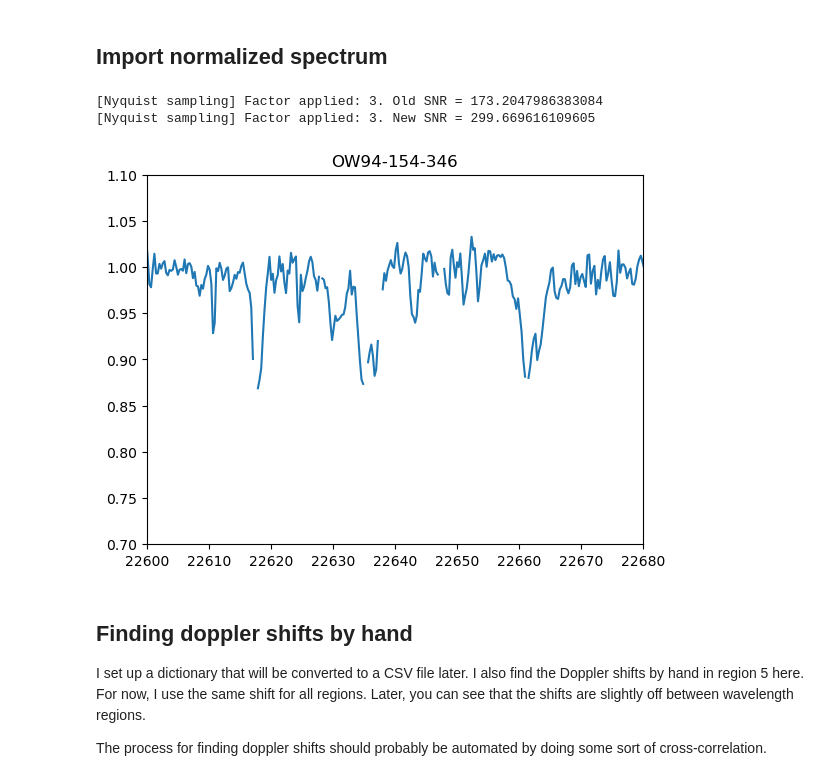
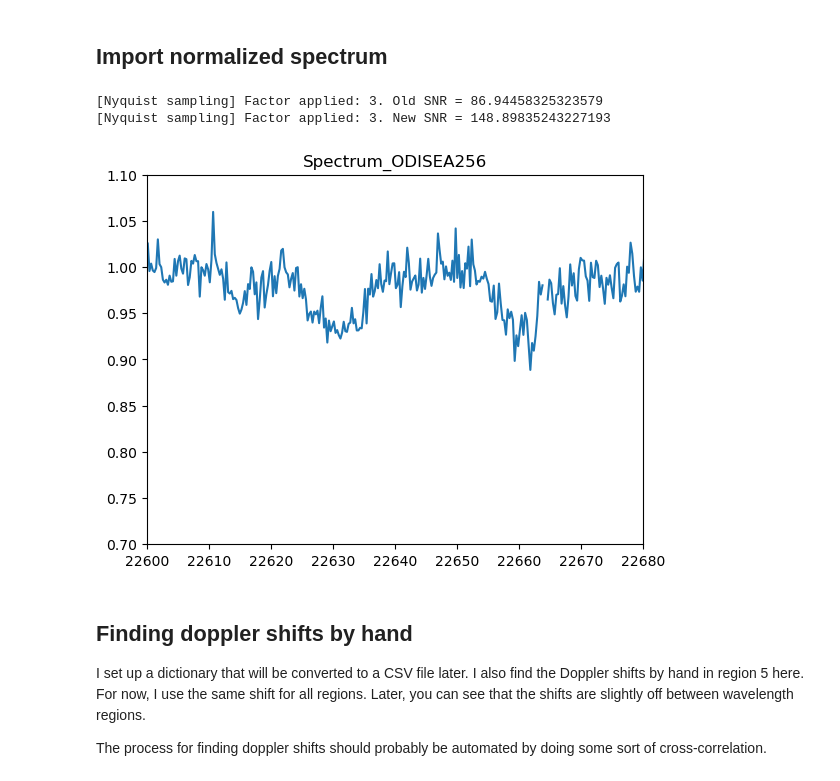
Before and after one commit to christianfloresg/ishell-spectral-fitting, a Jupyter notebook: simple_example.ipynb, the cells around one changed output. Drawn from its saved outputs; the diff is of its cells as text; code cells hidden in the pictures.

```diff
--- a/simple_example.ipynb
+++ b/simple_example.ipynb
@@ -14,29 +14,29 @@ from fitting import *
 # %% [markdown]
 ## Import normalized spectrum
 # %%
-fname = "data/science/OW94-154-346.tellcor.comb_all.merged.smoothed6-2.nspec"
+fname = "data/science/Spectrum_ODISEA256.nspec"
 
 # ProplydData is a simple class that stores the data and has some built-in methods
 # to help with data processing
 obj = ProplydData(fname)
 
 # Let's nyquist sample the data. This assumes that we are using iSHELL 0.75'' slit width with is
 # over sampled by 6 pixels per resolution element. We are bring it down to 2 (Nyquist)
 obj.Nyquist_bin_spectrum(N = 3)
 
-# obj.x *= 1  #e4  # convert x-axis to angstroms
-obj.x *= 1e4  # convert x-axis to angstroms
+obj.x *= 1  #e4  # convert x-axis to angstroms
+# obj.x *= 1e4  # convert x-axis to angstroms
 
 plt.figure()
 plt.plot(obj.x, obj.y)
 plt.ylim(0.7, 1.1)
 plt.xlim(22600, 22680)
 plt.title(obj.name)  # the object name was automatically set from the file name - see ProplyData.__init__()
 plt.show()
 # %% [output]
-[Nyquist sampling] Factor applied: 3. Old SNR = 173.2047986383084
-[Nyquist sampling] Factor applied: 3. New SNR = 299.669616109605
+[Nyquist sampling] Factor applied: 3. Old SNR = 86.94458325323579
+[Nyquist sampling] Factor applied: 3. New SNR = 148.89835243227193
-[figure, old version]
+[figure, new version]
 # %% [markdown]
 ## Finding doppler shifts by hand
 
```
Also changed, not shown: parts of 10 cells of this notebook, 1 other file.
